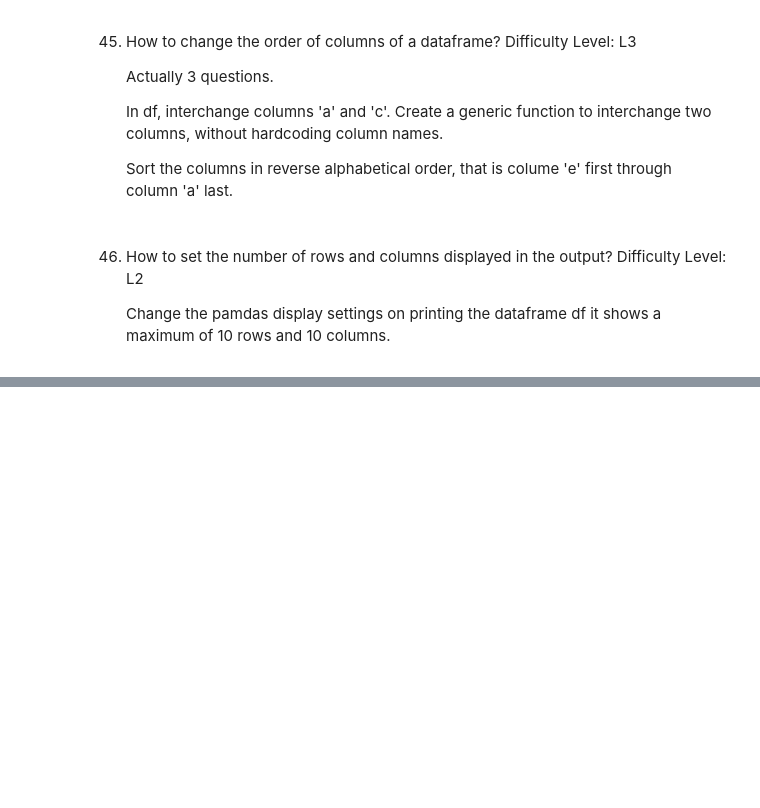
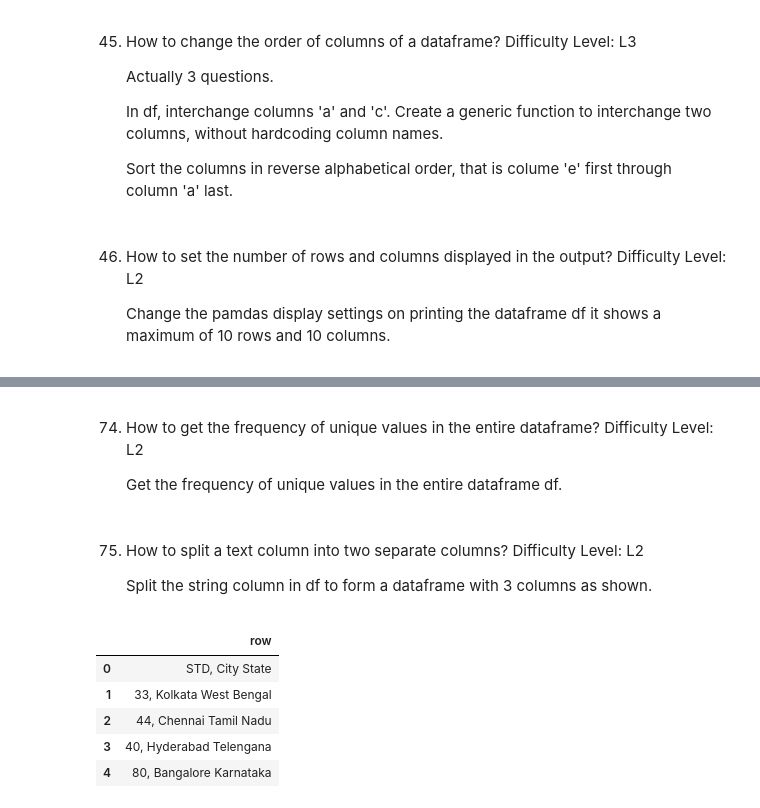
Before and after one commit to OctavioRdz17/01_deep_python, a Jupyter notebook: Clase 04/101ejercicios_pandas.ipynb, the cells around one changed output, grey strips where cells are left out. Cells and saved outputs as stored; diff of their text form; code cells hidden in the pictures; blank space fills up the shorter version.

```diff
--- a/Clase 04/101ejercicios_pandas.ipynb
+++ b/Clase 04/101ejercicios_pandas.ipynb
@@ -639,0 +1018,5 @@ df
+# %% [markdown]
+74. How to get the frequency of unique values in the entire dataframe?
+Difficulty Level: L2
+
+    Get the frequency of unique values in the entire dataframe df.
@@ -639,0 +1025,20 @@ df
+# %% [markdown]
+75. How to split a text column into two separate columns?
+Difficulty Level: L2
+
+    Split the string column in df to form a dataframe with 3 columns as shown.
+# %%
+df = pd.DataFrame(["STD, City    State",
+"33, Kolkata    West Bengal",
+"44, Chennai    Tamil Nadu",
+"40, Hyderabad    Telengana",
+"80, Bangalore    Karnataka"], columns=['row'])
+
+df
+# %% [output]
+|  | row |
+| 0 | STD, City State |
+| 1 | 33, Kolkata West Bengal |
+| 2 | 44, Chennai Tamil Nadu |
+| 3 | 40, Hyderabad Telengana |
+| 4 | 80, Bangalore Karnataka |
```
Also changed, not shown: parts of 61 cells of this notebook.
